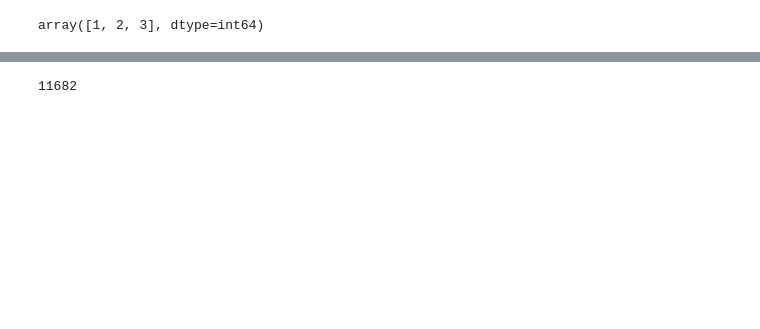
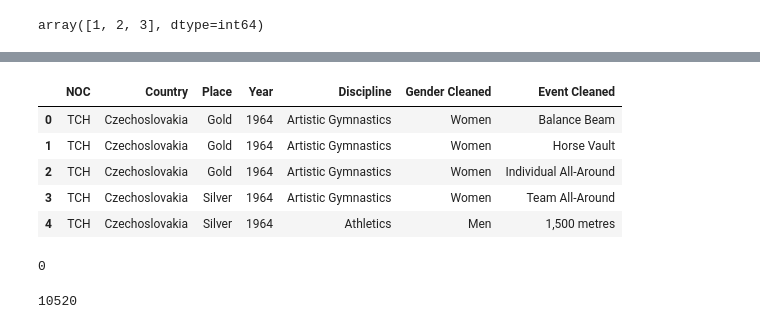
Before and after one commit to johnt1311/Olympics, a Jupyter notebook: TF/Olympics_data_new.ipynb, the cells around one changed output, grey strips where cells are left out. Cells and saved outputs as stored; diff of their text form; code cells hidden in the pictures; blank space fills up the shorter version.

```diff
--- a/TF/Olympics_data_new.ipynb
+++ b/TF/Olympics_data_new.ipynb
@@ -355,3 +355,12 @@ file = 'C:/Users/tucke/OneDrive/Desktop/Data Analysis Bootcamp/Olympics/HH/Clean
 masterReseultData = pd.read_csv(file)
 
 masterReseultData_df = pd.DataFrame(masterReseultData)
+# %%
+file_2 = 'C:/Users/tucke/OneDrive/Desktop/Data Analysis Bootcamp/Olympics/Trey_Graham/Reviews_Edits/Use for analysis/country_codes_table (version 1).xlsb.csv'
+
+noc = pd.read_csv(file_2)
+
+noc_df = pd.DataFrame(noc)
+# %%
+noc = noc.rename(columns={'ISO 3166 ALPHA-3':'NOC'})
+noc.head()
@@ -392,4 +408,20 @@ master_df.head()
+# %%
+master = pd.merge(noc, master_df, how='right', on=['NOC'])
+master = master.dropna(axis=0)
+master = master.drop('NOC.1', axis=1)
+master.head()
+# %% [output]
+|  | NOC | Country | Place | Year | Discipline | Gender Cleaned | Event Cleaned |
+| 0 | TCH | Czechoslovakia | Gold | 1964 | Artistic Gymnastics | Women | Balance Beam |
+| 1 | TCH | Czechoslovakia | Gold | 1964 | Artistic Gymnastics | Women | Horse Vault |
+| 2 | TCH | Czechoslovakia | Gold | 1964 | Artistic Gymnastics | Women | Individual All-Around |
+| 3 | TCH | Czechoslovakia | Silver | 1964 | Artistic Gymnastics | Women | Team All-Around |
+| 4 | TCH | Czechoslovakia | Silver | 1964 | Athletics | Men | 1,500 metres |
+# %%
+master['Country'].isnull().sum()
+# %% [output]
+0
 # %%
-master_df.shape[0]
+master.shape[0]
 # %% [output]
-11682
+10520
```
Also changed, not shown: parts of 5 cells of this notebook, 2 other files.
